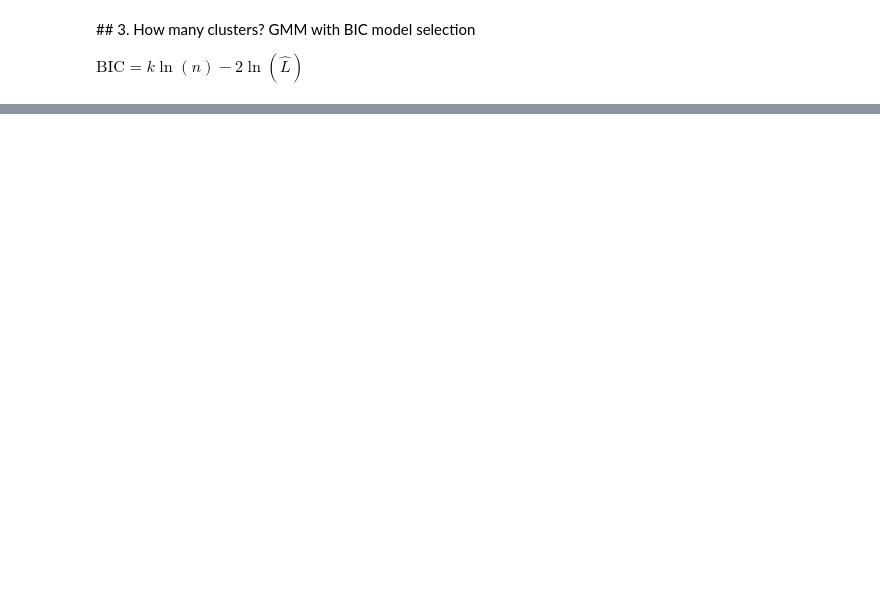
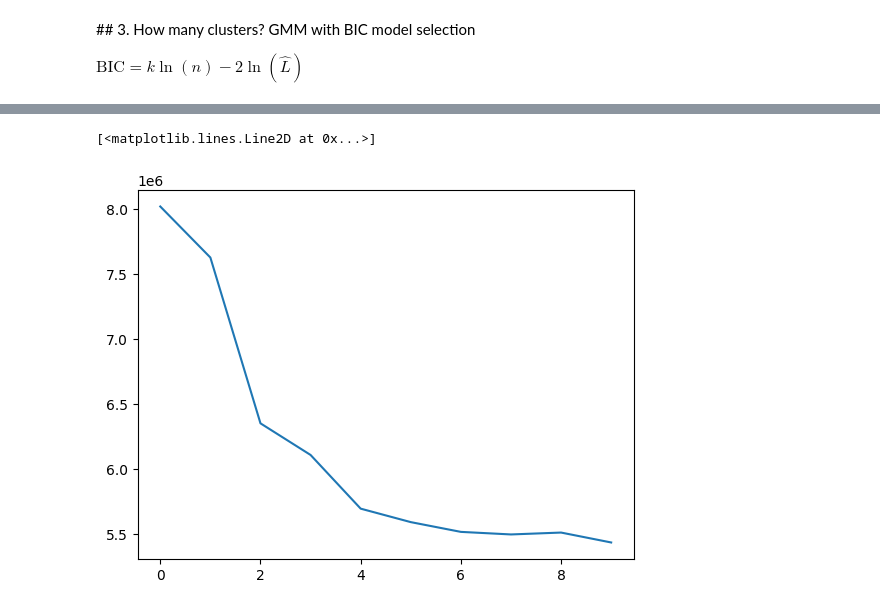
Before and after one commit to raulbenitez/Expert3D_2023, a Jupyter notebook: Segmentation_Clustering_Intro.ipynb, the cells around one changed output, grey strips where cells are left out. Cells and saved outputs as stored; diff of their text form; code cells hidden in the pictures; blank space fills up the shorter version.

```diff
--- a/Segmentation_Clustering_Intro.ipynb
+++ b/Segmentation_Clustering_Intro.ipynb
@@ -131,3 +136,8 @@ gmm_win = mixture.GaussianMixture(n_components=idx_winner+1,covariance_type='ful
+# %%
+plt.plot(bic)
+# %% [output]
+[<matplotlib.lines.Line2D at 0x...>]
+[figure, added]
 # %%
 v_gmm = gmm_win.fit_predict(v_I) # Predict GMM cluster labels for each pixel
 I_gmm_bic = np.reshape(v_gmm,(I.shape[0],I.shape[1])) # reshape back to original image size
```
Also changed, not shown: parts of 5 cells of this notebook.
